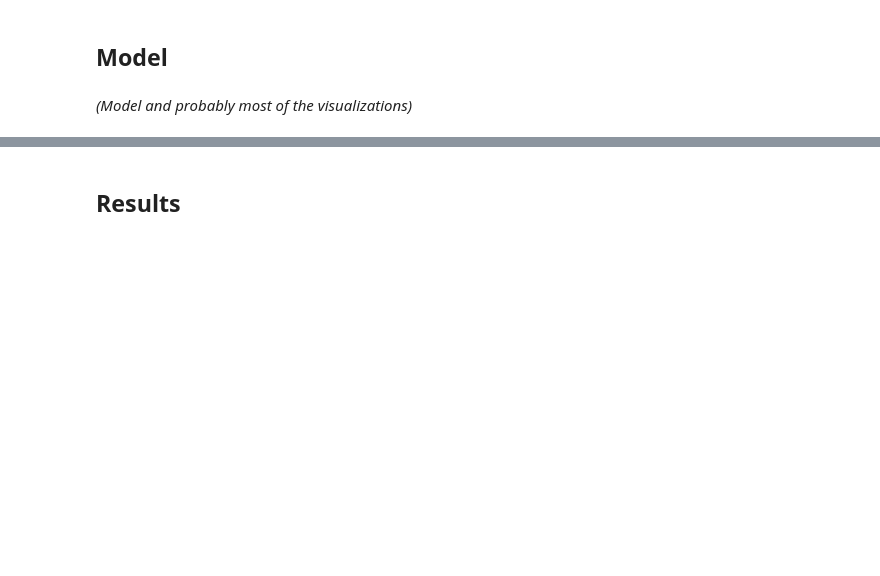
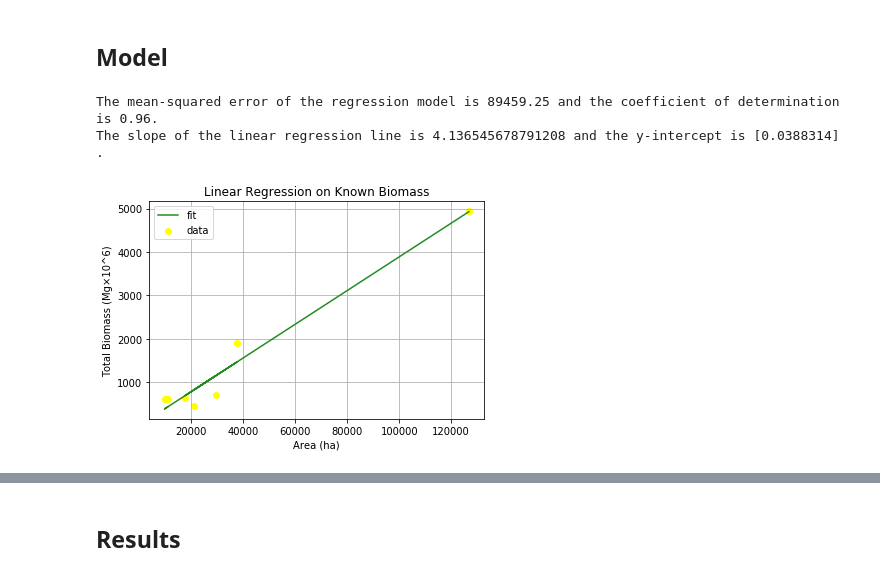
Before and after one commit to mcint199/Environmental-1, a Jupyter notebook: Env1_ForestCanopyResilience_FinalProject.ipynb, the cells around one changed output, grey strips where cells are left out. Cells and saved outputs as stored; diff of their text form; code cells hidden in the pictures; blank space fills up the shorter version.

Commit message:
Annalise - worked on regression and imported some more data

```diff
--- a/Env1_ForestCanopyResilience_FinalProject.ipynb
+++ b/Env1_ForestCanopyResilience_FinalProject.ipynb
@@ -107,0 +115,4 @@ NameError: name 'df' is not defined
+# %%
+known_biomass = pd.read_excel("knownBiomass.xlsx")
+known_biomass.rename(columns = {"Unnamed: 0": "Type"}, inplace = True)
+known_biomass.head()
@@ -108,4 +126,31 @@ NameError: name 'df' is not defined
 # %% [markdown]
 ## Model
-# %% [markdown]
-_(Model and probably most of the visualizations)_
+# %%
+from sklearn import linear_model
+from sklearn import metrics
+import matplotlib.pyplot as plt
+%matplotlib inline
+
+known_area = pd.DataFrame(known_biomass["Area (Mha)"]*1000)
+known_bio = pd.DataFrame(known_biomass["Total biomass (Mg×10^6)"])
+
+lm = linear_model.LinearRegression()
+model = lm.fit(known_area, known_bio["Total biomass (Mg×10^6)"])
+known_biomass_predictions = lm.predict(known_area)
+
+mse = metrics.mean_squared_error(known_bio["Total biomass (Mg×10^6)"], known_biomass_predictions)
+cod = metrics.r2_score(known_bio["Total biomass (Mg×10^6)"], known_biomass_predictions)
+print("The mean-squared error of the regression model is {:.2f} and the coefficient of determination is {:.2f}.".format(mse, cod))
+print("The slope of the linear regression line is", lm.intercept_,"and the y-intercept is", lm.coef_, ".")
+
+plt.scatter(known_biomass["Area (Mha)"]*1000, known_biomass["Total biomass (Mg×10^6)"], label = "data", color = "yellow")
+plt.plot(known_biomass["Area (Mha)"]*1000, known_biomass_predictions, label = "fit", color = "forestgreen")
+plt.title("Linear Regression on Known Biomass")
+plt.xlabel("Area (ha)")
+plt.ylabel("Total Biomass (Mg×10^6)")
+plt.legend()
+plt.grid()
+# %% [output]
+The mean-squared error of the regression model is 89459.25 and the coefficient of determination is 0.96.
+The slope of the linear regression line is 4.136545678791208 and the y-intercept is [0.0388314] .
+[figure, added]
```
Also changed, not shown: parts of 9 cells of this notebook.
